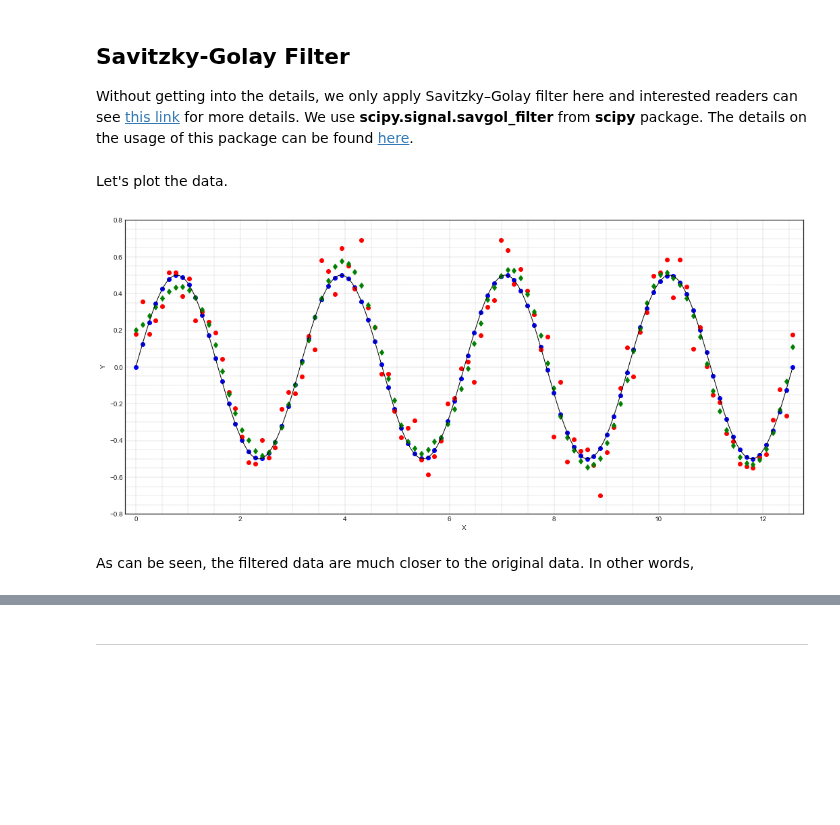
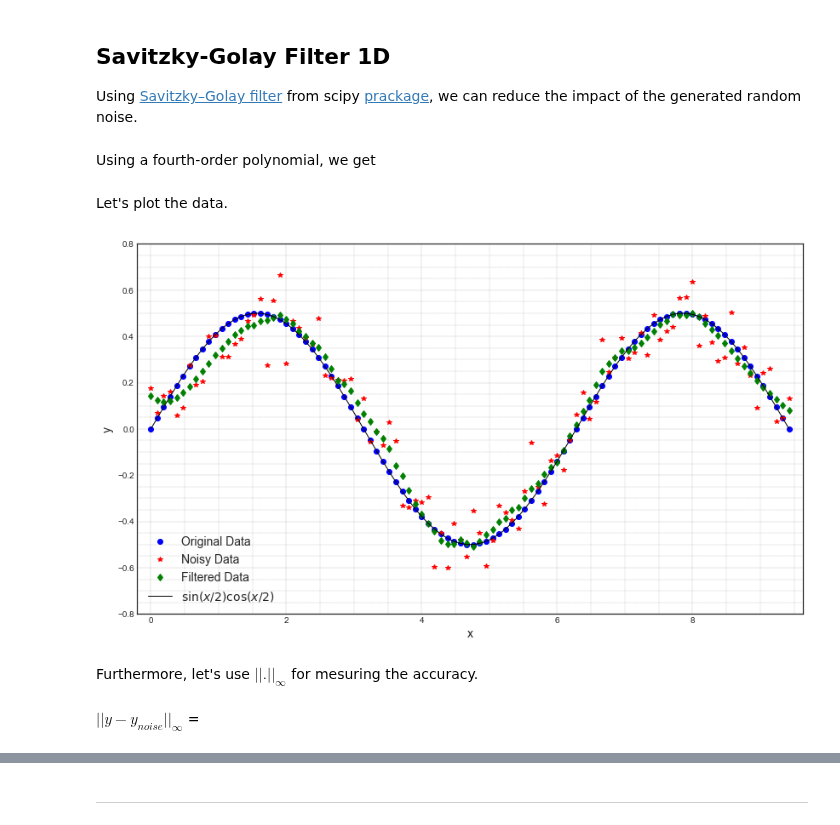
Before and after one commit to HatefDastour/Notes, a Jupyter notebook: Data_Science/Data_Smoothing.ipynb, the cells around one changed output, grey strips where cells are left out. Saved outputs shown, nothing was run; the diff lists cells and outputs as text; code cells hidden in the pictures; blank space fills up the shorter version.

```diff
--- a/Data_Science/Data_Smoothing.ipynb
+++ b/Data_Science/Data_Smoothing.ipynb
@@ -17,0 +27,2 @@ Data Smoothing is a tool that eliminates noise from a dataset. To exlain this, c
+# %%
+x = np.linspace(a, b, N)
@@ -18,5 +31,4 @@ Data Smoothing is a tool that eliminates noise from a dataset. To exlain this, c
 # %%
-## Data
-x = np.linspace(0, 4*np.pi, 100)
-y = np.sin(x)*np.cos(x)
+f= lambda x: np.sin(x/2)*np.cos(x/2)
+y = f(x)
 # %% [markdown]
@@ -24,42 +36,44 @@ Adding noise to the data using [*numpy.random.normal*](https://docs.scipy.org/do
 # %%
-## Noisy Data
-mu, sigma = 0, 0.1 # mean and standard deviation
+mu = 0
+sigma = 0.1
 noise = np.random.normal(mu, sigma, len(x))
 y_noise = y + noise
 # %% [markdown]
-## Savitzky-Golay Filter
+## Savitzky-Golay Filter 1D
 
-Without getting into the details, we only apply Savitzky–Golay filter here and interested readers can see [this link](https://en.wikipedia.org/wiki/Savitzky%E2%80%93Golay_filter#Treatment_of_first_and_last_points) for more details. We use **scipy.signal.savgol_filter** from **scipy** package. The details on the usage of this package can be found [here](https://docs.scipy.org/doc/scipy-0.15.1/reference/generated/scipy.signal.savgol_filter.html).
+Using [Savitzky–Golay filter](https://en.wikipedia.org/wiki/Savitzky%E2%80%93Golay_filter) from scipy [prackage](https://docs.scipy.org/doc/scipy-0.15.1/reference/generated/scipy.signal.savgol_filter.html), we can reduce the impact of the generated random noise.
+# %% [markdown]
+Using a fourth-order polynomial, we get
 # %%
-## Filtering noisy data
-y_filtered=signal.savgol_filter(y_noise,23,4)
+y_filtered = signal.savgol_filter(y_noise, window_length = 23, polyorder = 4)
 # %% [markdown]
 Let's plot the data.
 # %%
-fig, ax = plt.subplots(nrows=1, ncols=1, figsize=(18, 8), sharex=False)
+fig, ax = plt.subplots(nrows=1, ncols=1, figsize=(14, 8), sharex=False)
 
-
-_ = ax.set_xlabel('X')
-_ = ax.set_ylabel('Y')
+_ = ax.set_xlabel('x', fontsize = 14)
+_ = ax.set_ylabel('y', fontsize = 14)
 _ = ax.set_xlim(x[0]-0.2,x[-1]+0.2)
 _ = ax.set_ylim(-0.8,0.8)
 
-ax.set_axisbelow(True)
-ax.minorticks_on()
-ax.grid(which='major', linestyle='-', linewidth='0.2', color='gray')
-ax.grid(which='minor', linestyle=':', linewidth='0.2', color='black')
-ax.tick_params(which='both', top='off', left='off', right='off', bottom='off')
+_ = ax.set_axisbelow(True)
+_ = ax.minorticks_on()
+_ = ax.grid(which='major', linestyle='-', linewidth='0.2', color='gray')
+_ = ax.grid(which='minor', linestyle=':', linewidth='0.2', color='black')
+_ = ax.tick_params(which='both', top='off', left='off', right='off', bottom='off')
 
-ax = plt.plot(x, y, 'bo',label='Original Data', linewidth=1)
-ax = plt.plot(x, y_noise, 'ro',label='Noisy Data', linewidth=1)
-ax = plt.plot(x, y_filtered, 'gd',label='Filtered Data', linewidth=1)
-t=np.linspace(0, float(4*np.pi), int(1e4));
-ax = plt.plot(t, np.sin(t)*np.cos(t), 'k',label='sin(x)cos(x)', linewidth=1)
-del t
+_ = ax.plot(x, y, 'bo', label='Original Data', linewidth=1)
+_ = ax.plot(x, y_noise, 'r*',label='Noisy Data', linewidth=1)
+_ = ax.plot(x, y_filtered, 'gd',label='Filtered Data', linewidth=1)
+_ = ax.plot(np.linspace(a, b, N**2), f(np.linspace(a, b, N**2)),
+              'k',label='$\sin(x/2)\cos(x/2)$', linewidth=1)
+_ = ax.legend(fontsize = 14)
 # %% [output]
-[figure, old version]
+[figure, new version]
-# %% [markdown]
-As can be seen, the filtered data are much closer to the original data. In other words,
+# %% [markdown]
+Furthermore, let's use $||.||_{\infty}$ for mesuring the accuracy.
+# %% [markdown]
+$||y-y_{noise}||_{\infty}$ =
 # %%
 LA.norm(np.abs(y-y_noise), np.inf)
 # %% [output]
```
Also changed, not shown: parts of 20 cells of this notebook.
